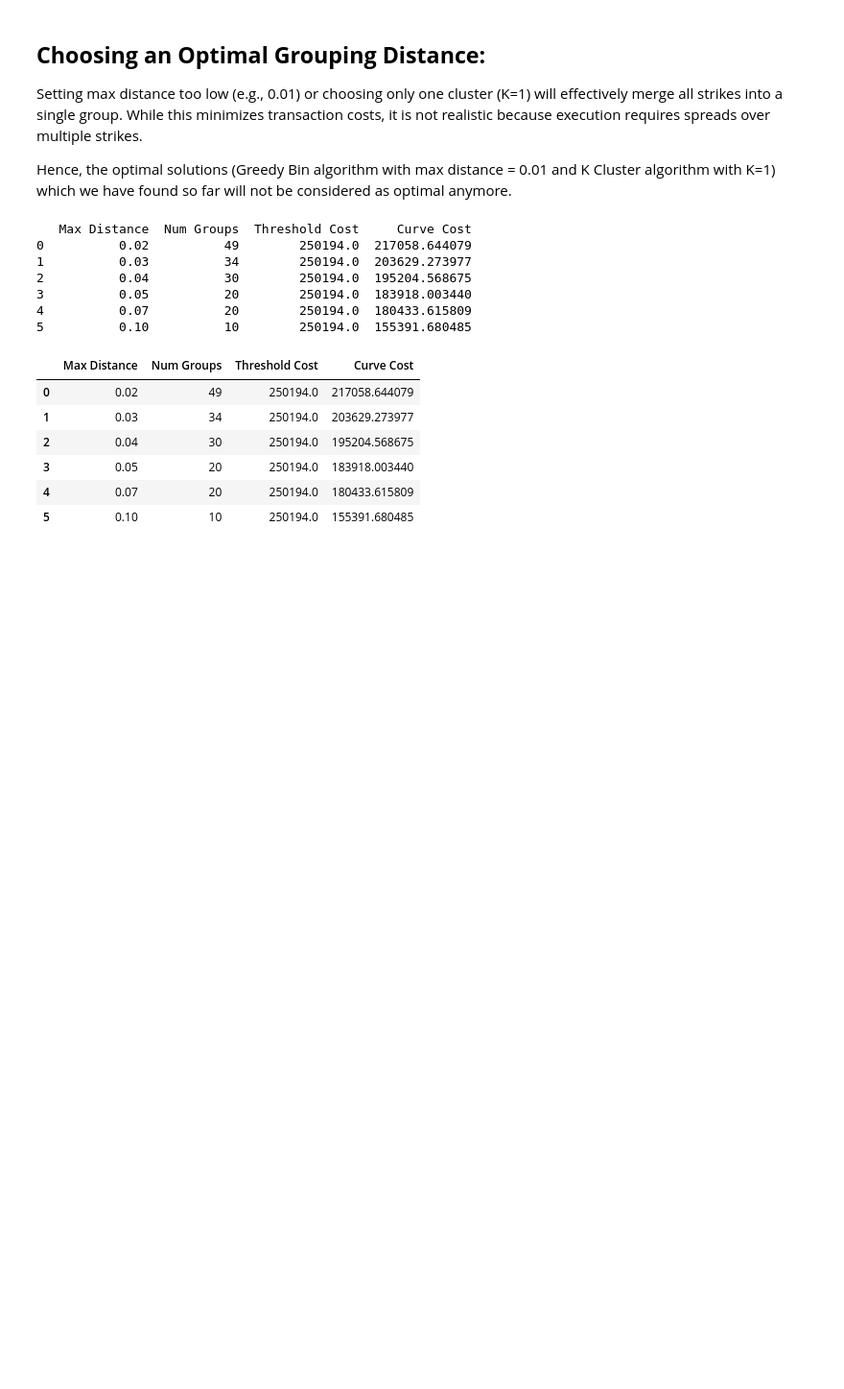
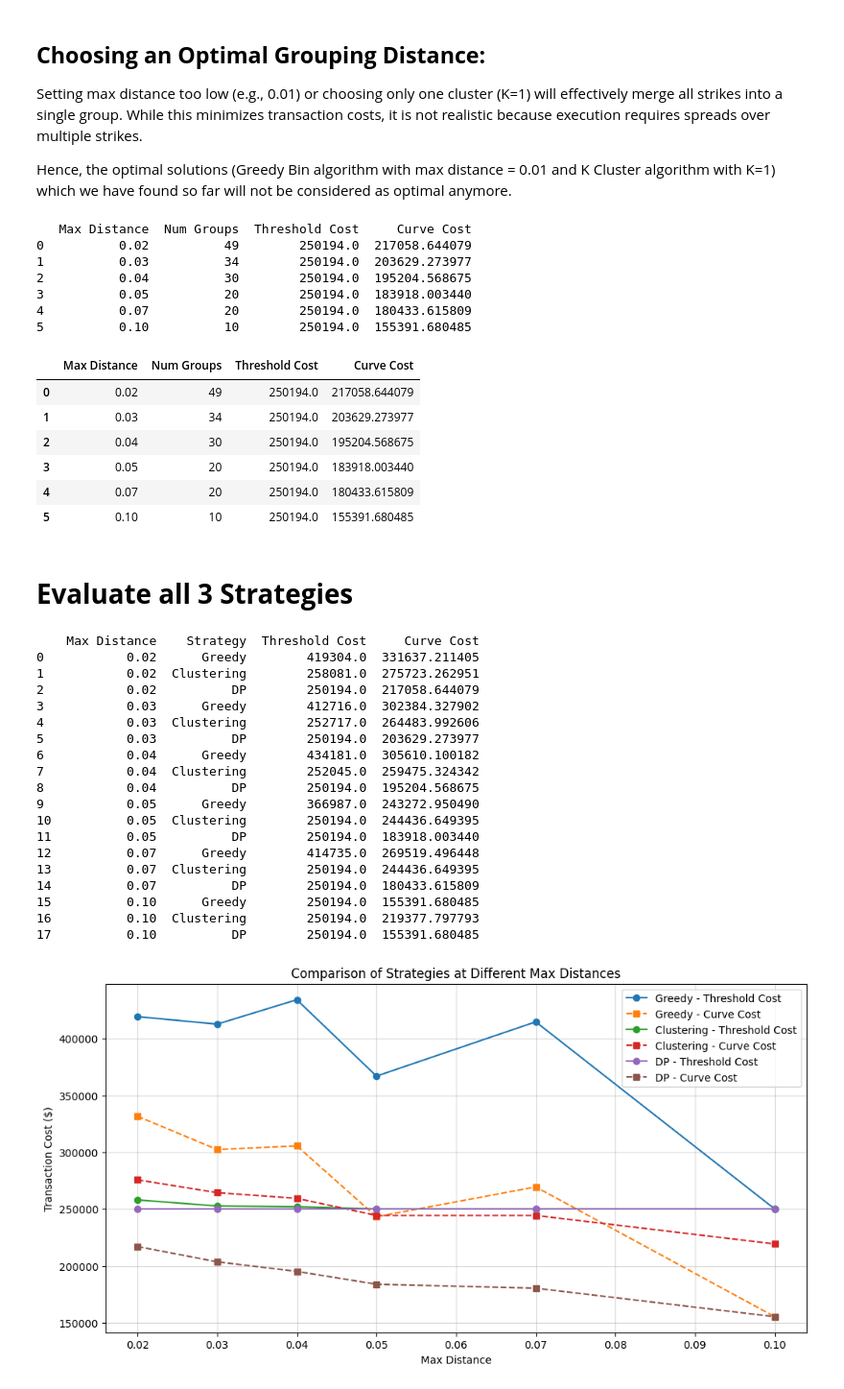
Before and after one commit to cole-le/SymetraProject, a Jupyter notebook: ColeLe_Symetra_Project.ipynb, the cells around one changed output. Shown at 96% size. Saved outputs shown, nothing was run; the diff lists cells and outputs as text; code cells hidden in the pictures; blank space fills up the shorter version.

```diff
--- a/ColeLe_Symetra_Project.ipynb
+++ b/ColeLe_Symetra_Project.ipynb
@@ -248,3 +248,73 @@ evaluate_dp_grouping(df, distance_values)
 | 3 | 0.05 | 20 | 250194.0 | 183918.003440 |
 | 4 | 0.07 | 20 | 250194.0 | 180433.615809 |
 | 5 | 0.10 | 10 | 250194.0 | 155391.680485 |
+# %% [markdown]
+# **Evaluate all 3 Strategies**
+# %%
+# Step 8: Evaluate and Compare Strategies
+def evaluate_strategies(data, distances):
+    results = []
+    for dist in distances:
+        # Greedy Grouping Evaluation
+        greedy_groups = greedy_grouping(data, dist)
+        total_cost_threshold_greedy = sum(threshold_cost(group['notional'].sum()) for group in greedy_groups)
+        total_cost_curve_greedy = sum(curve_cost(group['notional'].sum()) for group in greedy_groups)
+
+        # K-Means Clustering Evaluation
+        num_clusters = max(1, len(greedy_groups) // 2)
+        clustered_groups = clustering_grouping(data, num_clusters)
+        total_cost_threshold_cluster = sum(threshold_cost(group['notional'].sum()) for group in clustered_groups)
+        total_cost_curve_cluster = sum(curve_cost(group['notional'].sum()) for group in clustered_groups)
+
+        # DP Grouping Evaluation
+        dp_groups = dp_grouping(data, dist)
+        total_cost_threshold_dp = sum(threshold_cost(group['notional'].sum()) for group in dp_groups)
+        total_cost_curve_dp = sum(curve_cost(group['notional'].sum()) for group in dp_groups)
+
+        results.append((dist, 'Greedy', total_cost_threshold_greedy, total_cost_curve_greedy))
+        results.append((dist, 'Clustering', total_cost_threshold_cluster, total_cost_curve_cluster))
+        results.append((dist, 'DP', total_cost_threshold_dp, total_cost_curve_dp))
+
+    results_df = pd.DataFrame(results, columns=['Max Distance', 'Strategy', 'Threshold Cost', 'Curve Cost'])
+    print(results_df)
+    return results_df
+
+# Step 9: Generate Graphs for Cost Comparisons
+def plot_strategy_comparison(results_df):
+    plt.figure(figsize=(12, 6))
+    for strategy in results_df['Strategy'].unique():
+        subset = results_df[results_df['Strategy'] == strategy]
+        plt.plot(subset['Max Distance'], subset['Threshold Cost'], marker='o', label=f'{strategy} - Threshold Cost')
+        plt.plot(subset['Max Distance'], subset['Curve Cost'], marker='s', linestyle='dashed', label=f'{strategy} - Curve Cost')
+
+    plt.xlabel('Max Distance')
+    plt.ylabel('Transaction Cost ($)')
+    plt.title('Comparison of Strategies at Different Max Distances')
+    plt.legend()
+    plt.grid(alpha=0.5)
+    plt.show()
+
+distance_values = [0.02, 0.03, 0.04, 0.05, 0.07, 0.1]
+results_df = evaluate_strategies(df, distance_values)
+plot_strategy_comparison(results_df)
+# %% [output]
+    Max Distance    Strategy  Threshold Cost     Curve Cost
+0           0.02      Greedy        419304.0  331637.211405
+1           0.02  Clustering        258081.0  275723.262951
+2           0.02          DP        250194.0  217058.644079
+3           0.03      Greedy        412716.0  302384.327902
+4           0.03  Clustering        252717.0  264483.992606
+5           0.03          DP        250194.0  203629.273977
+6           0.04      Greedy        434181.0  305610.100182
+7           0.04  Clustering        252045.0  259475.324342
+8           0.04          DP        250194.0  195204.568675
+9           0.05      Greedy        366987.0  243272.950490
+10          0.05  Clustering        250194.0  244436.649395
+11          0.05          DP        250194.0  183918.003440
+12          0.07      Greedy        414735.0  269519.496448
+13          0.07  Clustering        250194.0  244436.649395
+14          0.07          DP        250194.0  180433.615809
+15          0.10      Greedy        250194.0  155391.680485
+16          0.10  Clustering        250194.0  219377.797793
+17          0.10          DP        250194.0  155391.680485
+[figure, added]
```
Also changed, not shown: parts of 1 cell of this notebook.
